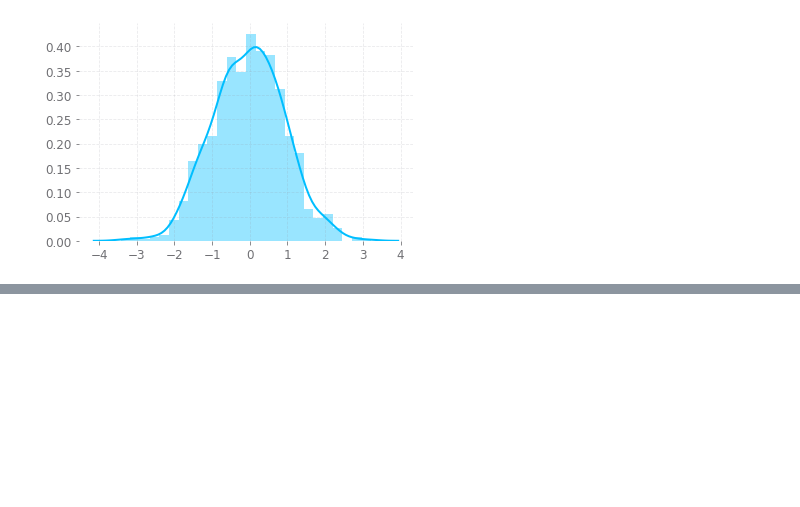
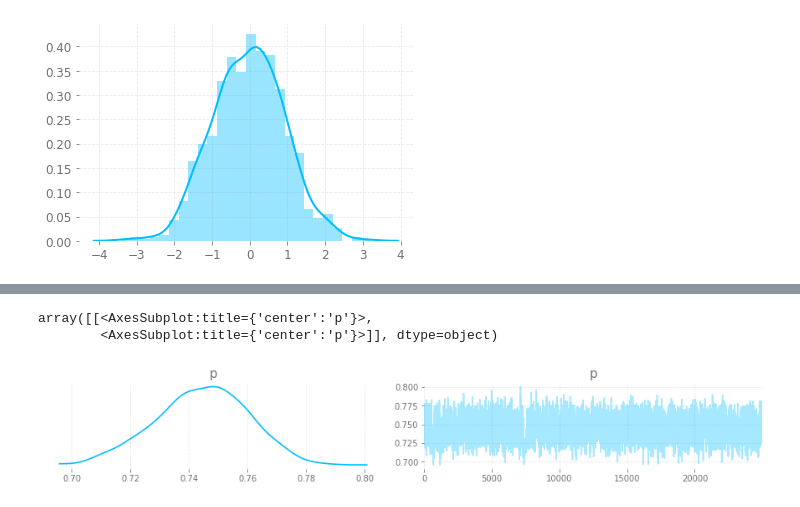
Before and after one commit to suriyadeepan/PracticalBayes, a Jupyter notebook: 1. A Gentle Introduction to TFP.ipynb, the cells around one changed output, grey strips where cells are left out. Saved outputs shown, nothing was run; the diff lists cells and outputs as text; code cells hidden in the pictures; blank space fills up the shorter version.

```diff
--- a/1. A Gentle Introduction to TFP.ipynb
+++ b/1. A Gentle Introduction to TFP.ipynb
@@ -51,0 +96,9 @@ def joint_log_prob(sample, )
+# %%
+def joint_log_prob(obs, p):
+    var_p = tfd.Uniform(low=0., high=1.)
+    var_obs = tfd.Bernoulli(probs=p)
+
+    return (
+        var_p.log_prob(p)
+        + tf.reduce_sum(var_obs.log_prob(obs))
+    )
@@ -51,0 +107,10 @@ def joint_log_prob(sample, )
+# %%
+obs = simulate_coin_toss(0.75, 1000)
+# %%
+azdata = infer(joint_log_prob, obs,
+              variables=['p'],
+              initial_chain_state=[0.5],
+              nsteps=50000,
+              bijectors={
+                  'lambda_1' : tfp.bijectors.Sigmoid(),
+              })
@@ -51,0 +119,6 @@ def joint_log_prob(sample, )
+# %%
+az.plot_trace(azdata)
+# %% [output]
+array([[<AxesSubplot:title={'center':'p'}>,
+        <AxesSubplot:title={'center':'p'}>]], dtype=object)
+[figure, added]
```
Also changed, not shown: parts of 15 cells of this notebook, 2 other files.
